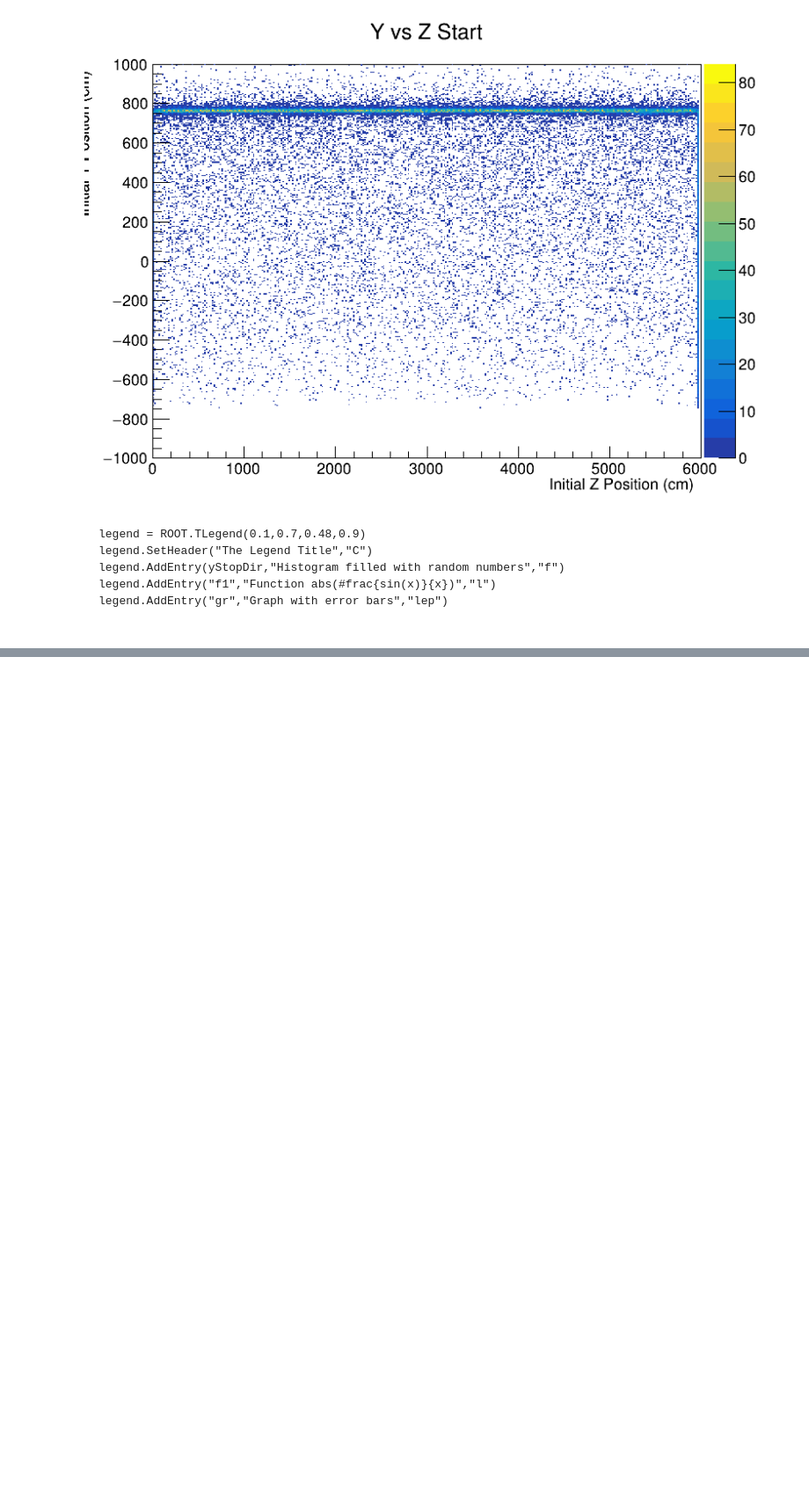
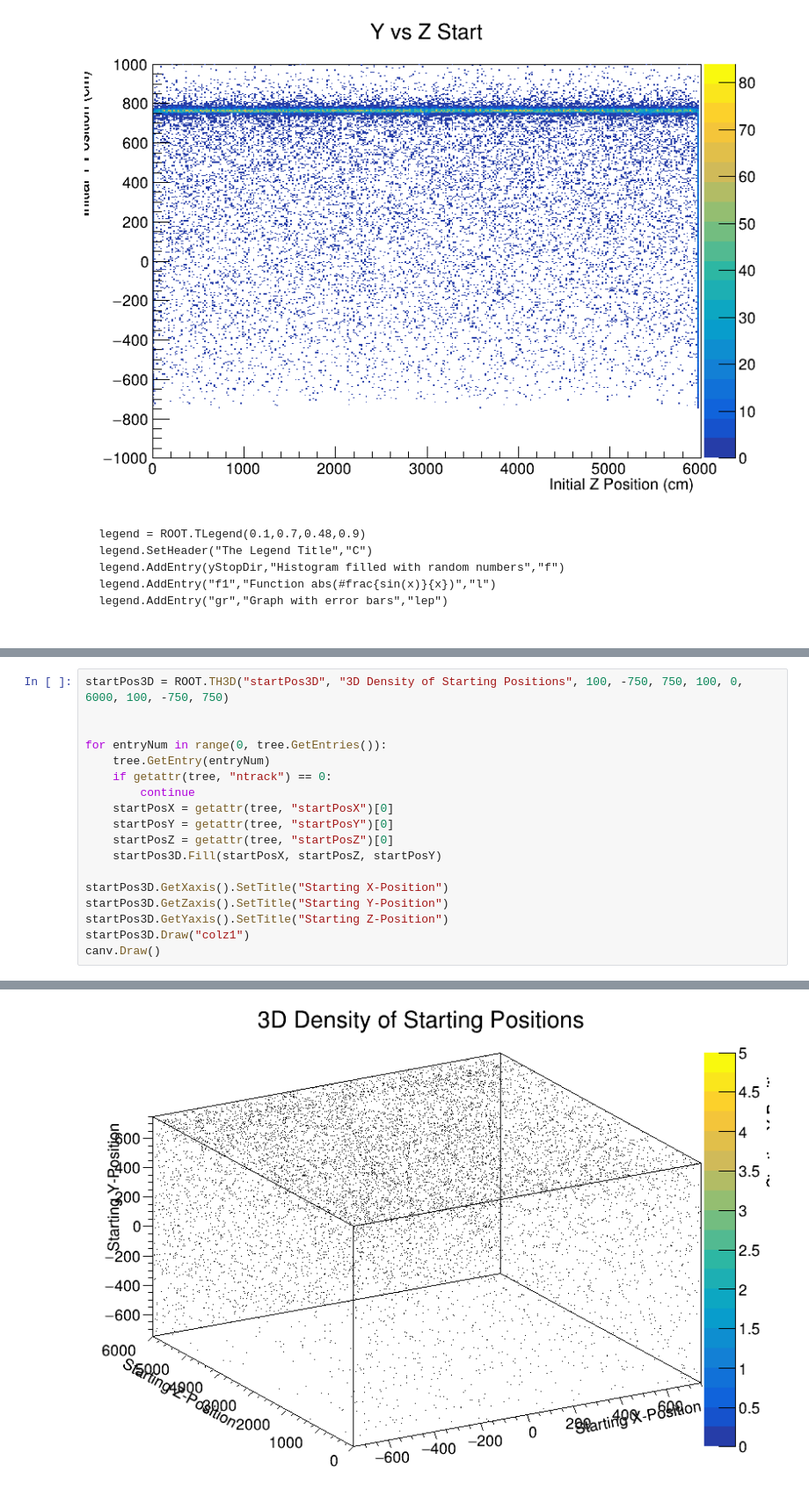
Before and after one commit to navaneethsrinath/RootPractice, a Jupyter notebook: novadatapractice.ipynb, the cells around one changed output, grey strips where cells are left out. Shown at 88% size. Drawn from its saved outputs; the diff is of its cells as text; blank space fills up the shorter version.

Commit message:
3D Density Histo

```diff
--- a/novadatapractice.ipynb
+++ b/novadatapractice.ipynb
@@ -382,0 +380,19 @@ Warning in <TFile::Append>: Replacing existing TH1: dirzGeV (Potential memory le
+# %%
+startPos3D = ROOT.TH3D("startPos3D", "3D Density of Starting Positions", 100, -750, 750, 100, 0, 6000, 100, -750, 750)
+
+
+for entryNum in range(0, tree.GetEntries()):
+    tree.GetEntry(entryNum)
+    if getattr(tree, "ntrack") == 0:
+        continue
+    startPosX = getattr(tree, "startPosX")[0]
+    startPosY = getattr(tree, "startPosY")[0]
+    startPosZ = getattr(tree, "startPosZ")[0]
+    startPos3D.Fill(startPosX, startPosZ, startPosY)
+
+startPos3D.GetXaxis().SetTitle("Starting X-Position")
+startPos3D.GetZaxis().SetTitle("Starting Y-Position")
+startPos3D.GetYaxis().SetTitle("Starting Z-Position")
+startPos3D.Draw("colz1")
+canv.Draw()
+# %% [output]
@@ -382,0 +400 @@ Warning in <TFile::Append>: Replacing existing TH1: dirzGeV (Potential memory le
+[figure, added]
```
Also changed, not shown: parts of 8 cells of this notebook.
